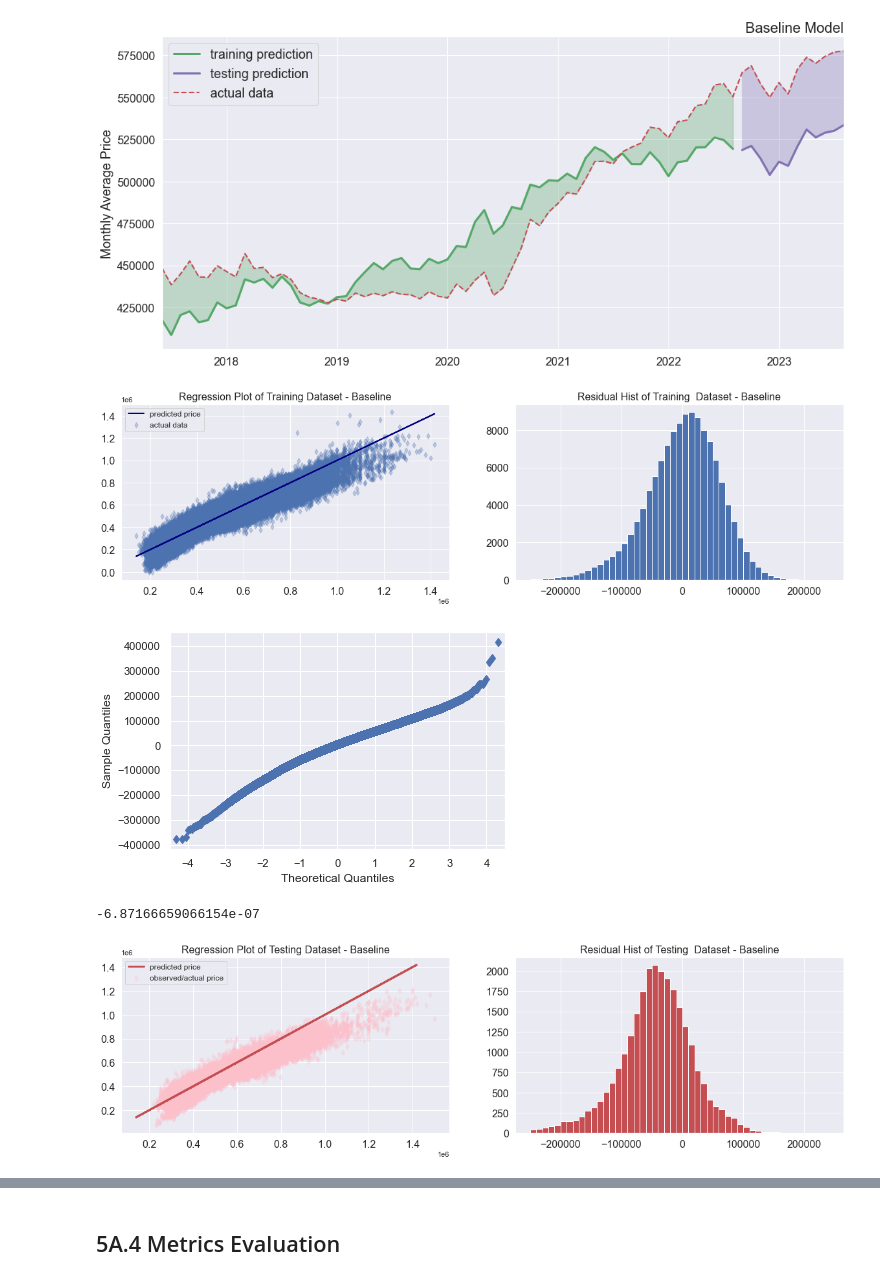
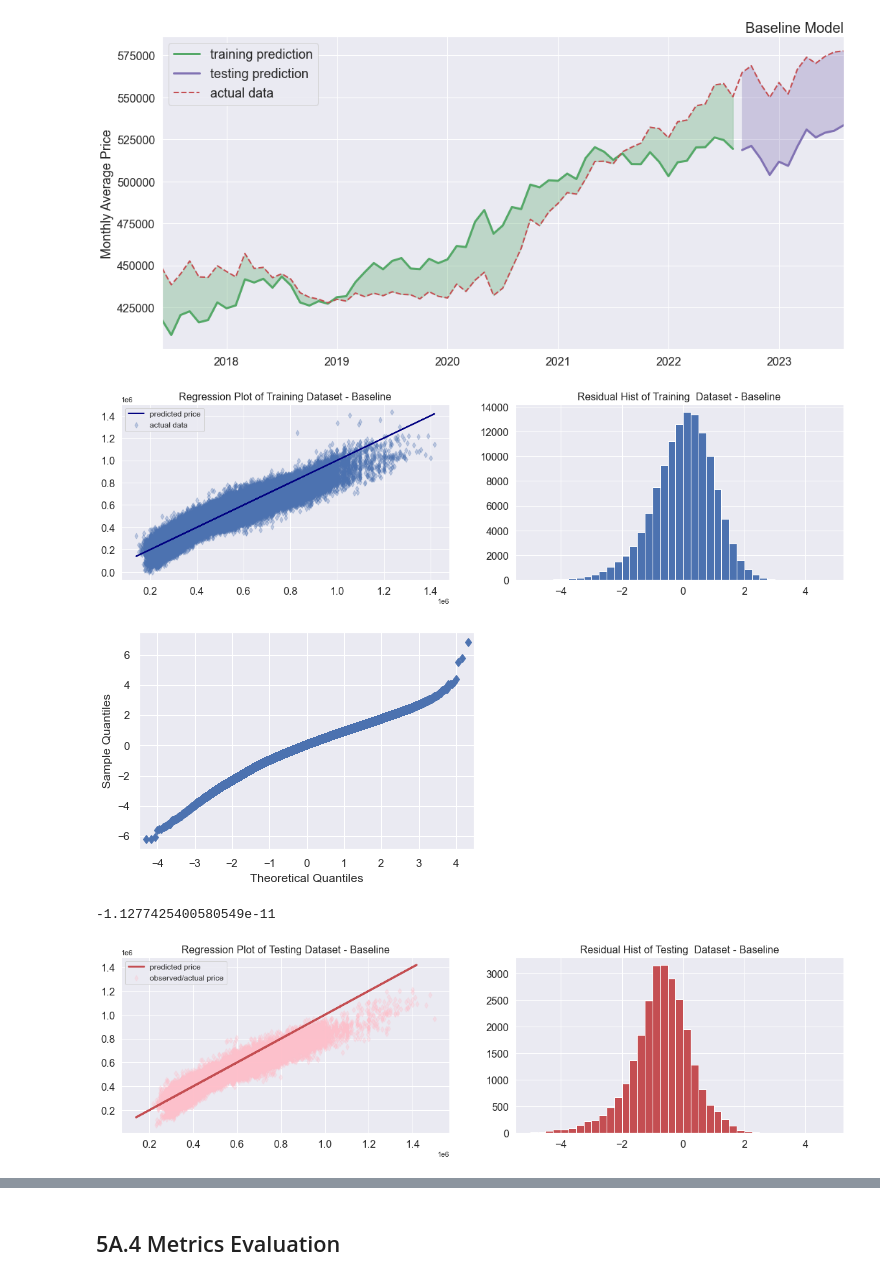
Before and after one commit to itsmemrz/hdb-resale-price-time-series-and-regression, a Jupyter notebook: 5A. Regression Model- Baseline.ipynb, the cells around one changed output, grey strips where cells are left out. Drawn from its saved outputs; the diff is of its cells as text; code cells hidden in the pictures.

```diff
--- a/5A. Regression Model- Baseline.ipynb
+++ b/5A. Regression Model- Baseline.ipynb
@@ -166,38 +166,41 @@ plt.savefig('Baseline Model Graph.png');
 [figure]
 # %%
 train_residual = y_train_pred - y_train
+train_residual = train_residual/train_residual.std()
 test_residual = y_test_pred - y_test
+test_residual = test_residual/test_residual.std()
 # %%
 plt.figure(figsize=[20,5])
 
 plt.subplot(1,2,1)
 plt.scatter(y_train, y_train_pred, marker = 'd', alpha = 0.3, label = 'actual data')
 plt.plot(y_train, y_train, linewidth = 2, label = 'predicted price', color = 'navy')
 plt.title('Regression Plot of Training Dataset - Baseline', fontsize = fontsize1-4)
 plt.legend(fontsize = fontsize2-4)
 plt.xticks(fontsize = fontsize2)
 plt.yticks(fontsize = fontsize2)
 
 plt.subplot(1,2,2)
-bins = np.arange(-250000, 250000, 10000)
+#bins = np.arange(-250000, 250000, 10000)
+bins = np.arange(-5,5,0.25)
 plt.hist(train_residual, bins = bins)
 plt.title('Residual Hist of Training  Dataset - Baseline', fontsize = fontsize1-4)
 plt.xticks(fontsize = fontsize2)
 plt.yticks(fontsize = fontsize2)
 
 plt.savefig('Residual - Baseline.png');
 # %% [output]
-[figure, old version]
+[figure, new version]
 # %%
 sm.qqplot(train_residual, marker = 'd');
 # %% [output]
-[figure, old version]
+[figure, new version]
 # %%
 train_residual.mean()
 
 #close to zero
 # %% [output]
--6.87166659066154e-07
+-1.1277425400580549e-11
 # %%
 plt.figure(figsize = [20,5])
 
@@ -217,7 +220,7 @@ plt.yticks(fontsize = fontsize2)
 
 plt.savefig('Residual of Test - Baseline.png');
 # %% [output]
-[figure, old version]
+[figure, new version]
 # %%
 sm.qqplot(test_residual, marker = 'd', markerfacecolor = 'pink', markeredgecolor = 'pink');
 # %% [output]
```
Also changed, not shown: parts of 3 cells of this notebook.
